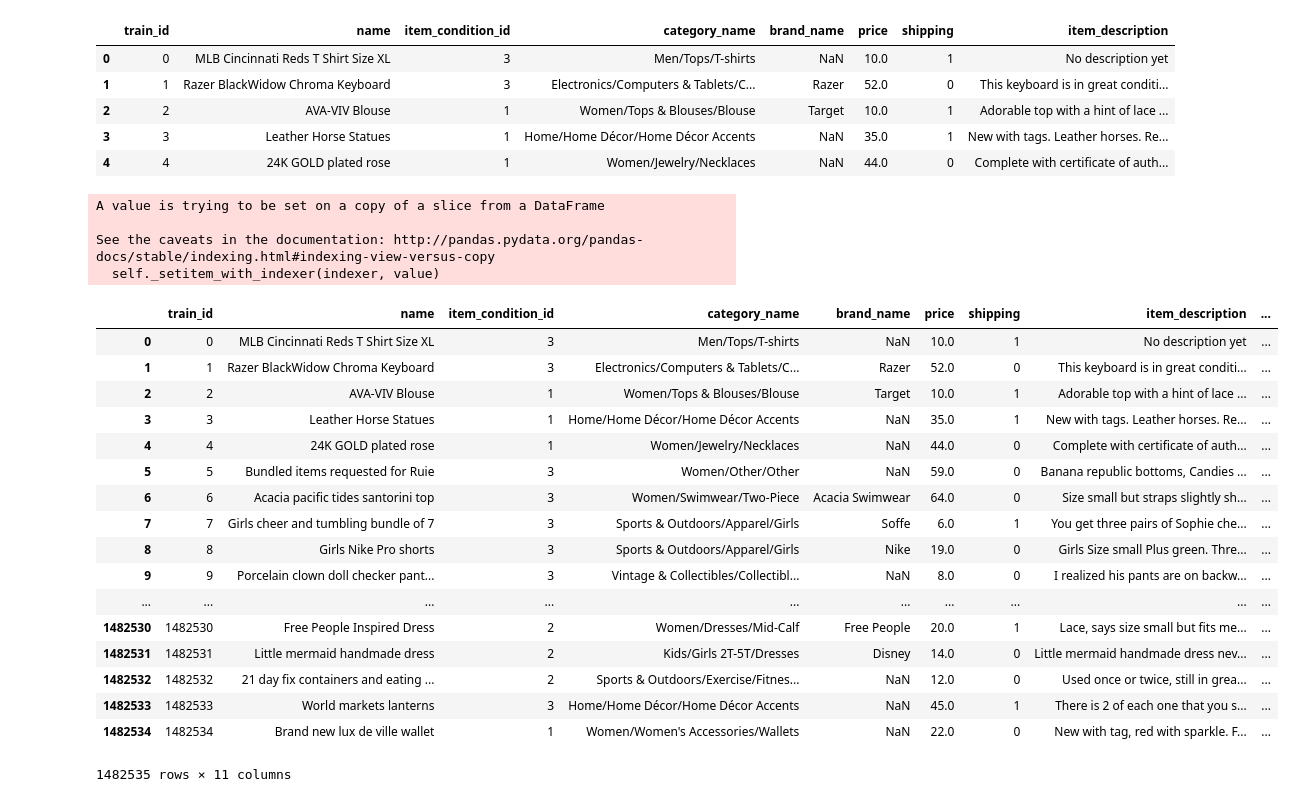
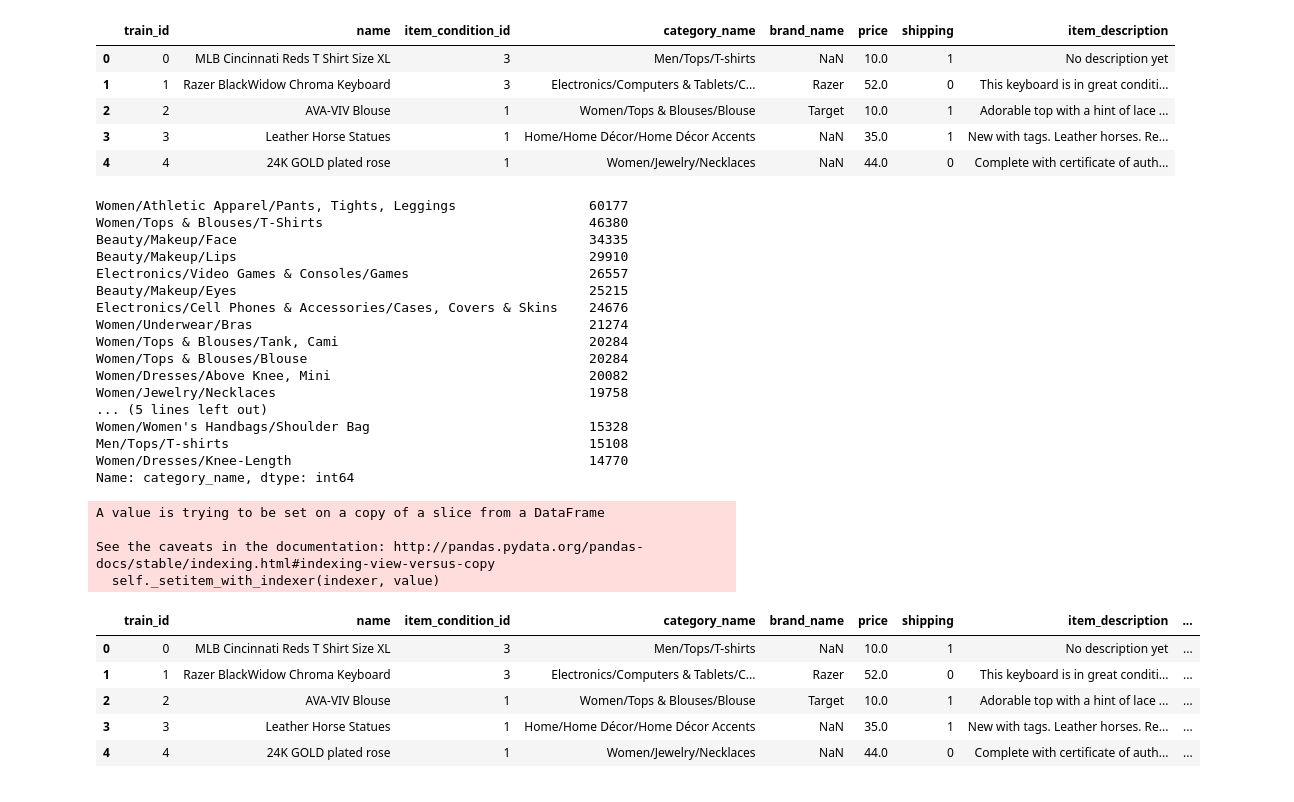
Before and after one commit to abecadel/aksel-hackaton, a Jupyter notebook: notebooks/prepare_sales_data.ipynb, the cells around one changed output. Drawn from its saved outputs; the diff is of its cells as text; code cells hidden in the pictures.

```diff
--- a/notebooks/prepare_sales_data.ipynb
+++ b/notebooks/prepare_sales_data.ipynb
@@ -18,6 +18,26 @@ df.head(5)
 | 2 | 2 | AVA-VIV Blouse | 1 | Women/Tops & Blouses/Blouse | Target | 10.0 | 1 | Adorable top with a hint of lace ... |
 | 3 | 3 | Leather Horse Statues | 1 | Home/Home Décor/Home Décor Accents | NaN | 35.0 | 1 | New with tags. Leather horses. Re... |
 | 4 | 4 | 24K GOLD plated rose | 1 | Women/Jewelry/Necklaces | NaN | 44.0 | 0 | Complete with certificate of auth... |
+# %%
+df['category_name'].value_counts().head(20)
+# %% [output]
+Women/Athletic Apparel/Pants, Tights, Leggings                 60177
+Women/Tops & Blouses/T-Shirts                                  46380
+Beauty/Makeup/Face                                             34335
+Beauty/Makeup/Lips                                             29910
+Electronics/Video Games & Consoles/Games                       26557
+Beauty/Makeup/Eyes                                             25215
+Electronics/Cell Phones & Accessories/Cases, Covers & Skins    24676
+Women/Underwear/Bras                                           21274
+Women/Tops & Blouses/Tank, Cami                                20284
+Women/Tops & Blouses/Blouse                                    20284
+Women/Dresses/Above Knee, Mini                                 20082
+Women/Jewelry/Necklaces                                        19758
+... (5 lines left out)
+Women/Women's Handbags/Shoulder Bag                            15328
+Men/Tops/T-shirts                                              15108
+Women/Dresses/Knee-Length                                      14770
+Name: category_name, dtype: int64
 # %%
 df['sale_date'] = pd.to_datetime("'2018-10-20'".replace("'",""))
 df['sale_date'] = df['sale_date'].apply(lambda x: x - pd.Timedelta(np.random.randint(1, 365), unit='D'))
@@ -25,16 +45,17 @@ df['sale_date'] = df['sale_date'].apply(lambda x: x - pd.Timedelta(np.random.ran
 category_median = {
     'Women/Jeans/Slim, Skinny': 13,
     'Women/Shoes/Boots': 3,
-    'Women/Tops & Blouses/T-Shirts': 5
+    'Women/Tops & Blouses/T-Shirts': 5,
+    'Vintage & Collectibles/Housewares/Cup': 4
 }
-DEFAULT_MEDIAN = 7
+DEFAULT_MEDIAN = 10
 
 not_in_list = ~df['category_name'].isin(category_median.keys())
-df['list_date'] = df.loc[not_in_list]['sale_date'].apply(lambda x: x - pd.Timedelta(np.floor(np.random.chisquare(DEFAULT_MEDIAN)), unit='D'))
+df['list_date'] = df.loc[not_in_list]['sale_date'].apply(lambda x: x - pd.Timedelta(np.floor(np.random.chisquare(DEFAULT_MEDIAN)) - 1, unit='D'))
 
 for key in list(category_median.keys()):
     index_filter = df['category_name'] == key
-    df['list_date'].loc[index_filter] = df[index_filter]['sale_date'].apply(lambda x: x - pd.Timedelta(np.random.chisquare(category_median[key]), unit='D')) #default for all
+    df['list_date'].loc[index_filter] = df[index_filter]['sale_date'].apply(lambda x: x - pd.Timedelta(np.random.chisquare(category_median[key]) - 1, unit='D')) #default for all
 
 df['time_to_sale'] = df['sale_date'] - df['list_date']
 df['time_to_sale'] = df['time_to_sale'].dt.days
@@ -44,26 +65,14 @@ A value is trying to be set on a copy of a slice from a DataFrame
 See the caveats in the documentation: http://pandas.pydata.org/pandas-docs/stable/indexing.html#indexing-view-versus-copy
   self._setitem_with_indexer(indexer, value)
 # %%
-df
+df.head(5)
 # %% [output]
 |  | train_id | name | item_condition_id | category_name | brand_name | price | shipping | item_description | ... |
 | 0 | 0 | MLB Cincinnati Reds T Shirt Size XL | 3 | Men/Tops/T-shirts | NaN | 10.0 | 1 | No description yet | ... |
 | 1 | 1 | Razer BlackWidow Chroma Keyboard | 3 | Electronics/Computers & Tablets/C... | Razer | 52.0 | 0 | This keyboard is in great conditi... | ... |
 | 2 | 2 | AVA-VIV Blouse | 1 | Women/Tops & Blouses/Blouse | Target | 10.0 | 1 | Adorable top with a hint of lace ... | ... |
 | 3 | 3 | Leather Horse Statues | 1 | Home/Home Décor/Home Décor Accents | NaN | 35.0 | 1 | New with tags. Leather horses. Re... | ... |
 | 4 | 4 | 24K GOLD plated rose | 1 | Women/Jewelry/Necklaces | NaN | 44.0 | 0 | Complete with certificate of auth... | ... |
-| 5 | 5 | Bundled items requested for Ruie | 3 | Women/Other/Other | NaN | 59.0 | 0 | Banana republic bottoms, Candies ... | ... |
-| 6 | 6 | Acacia pacific tides santorini top | 3 | Women/Swimwear/Two-Piece | Acacia Swimwear | 64.0 | 0 | Size small but straps slightly sh... | ... |
-| 7 | 7 | Girls cheer and tumbling bundle of 7 | 3 | Sports & Outdoors/Apparel/Girls | Soffe | 6.0 | 1 | You get three pairs of Sophie che... | ... |
-| 8 | 8 | Girls Nike Pro shorts | 3 | Sports & Outdoors/Apparel/Girls | Nike | 19.0 | 0 | Girls Size small Plus green. Thre... | ... |
-| 9 | 9 | Porcelain clown doll checker pant... | 3 | Vintage & Collectibles/Collectibl... | NaN | 8.0 | 0 | I realized his pants are on backw... | ... |
-| ... | ... | ... | ... | ... | ... | ... | ... | ... | ... |
-| 1482530 | 1482530 | Free People Inspired Dress | 2 | Women/Dresses/Mid-Calf | Free People | 20.0 | 1 | Lace, says size small but fits me... | ... |
-| 1482531 | 1482531 | Little mermaid handmade dress | 2 | Kids/Girls 2T-5T/Dresses | Disney | 14.0 | 0 | Little mermaid handmade dress nev... | ... |
-| 1482532 | 1482532 | 21 day fix containers and eating ... | 2 | Sports & Outdoors/Exercise/Fitnes... | NaN | 12.0 | 0 | Used once or twice, still in grea... | ... |
-| 1482533 | 1482533 | World markets lanterns | 3 | Home/Home Décor/Home Décor Accents | NaN | 45.0 | 1 | There is 2 of each one that you s... | ... |
-| 1482534 | 1482534 | Brand new lux de ville wallet | 1 | Women/Women's Accessories/Wallets | NaN | 22.0 | 0 | New with tag, red with sparkle. F... | ... |
-1482535 rows × 11 columns
 # %%
 #pd.Series(np.random.random(len(df))) > 0.1
 # %%
```
Also changed, not shown: parts of 3 cells of this notebook.
